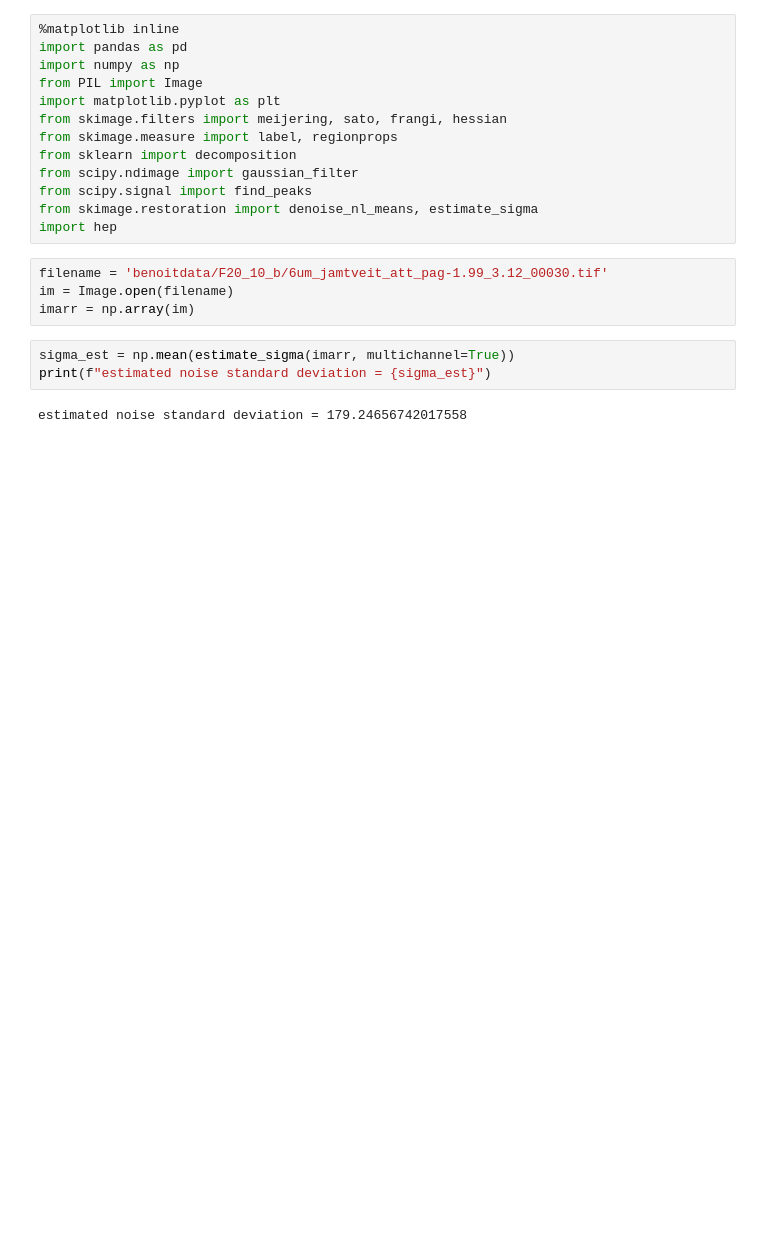
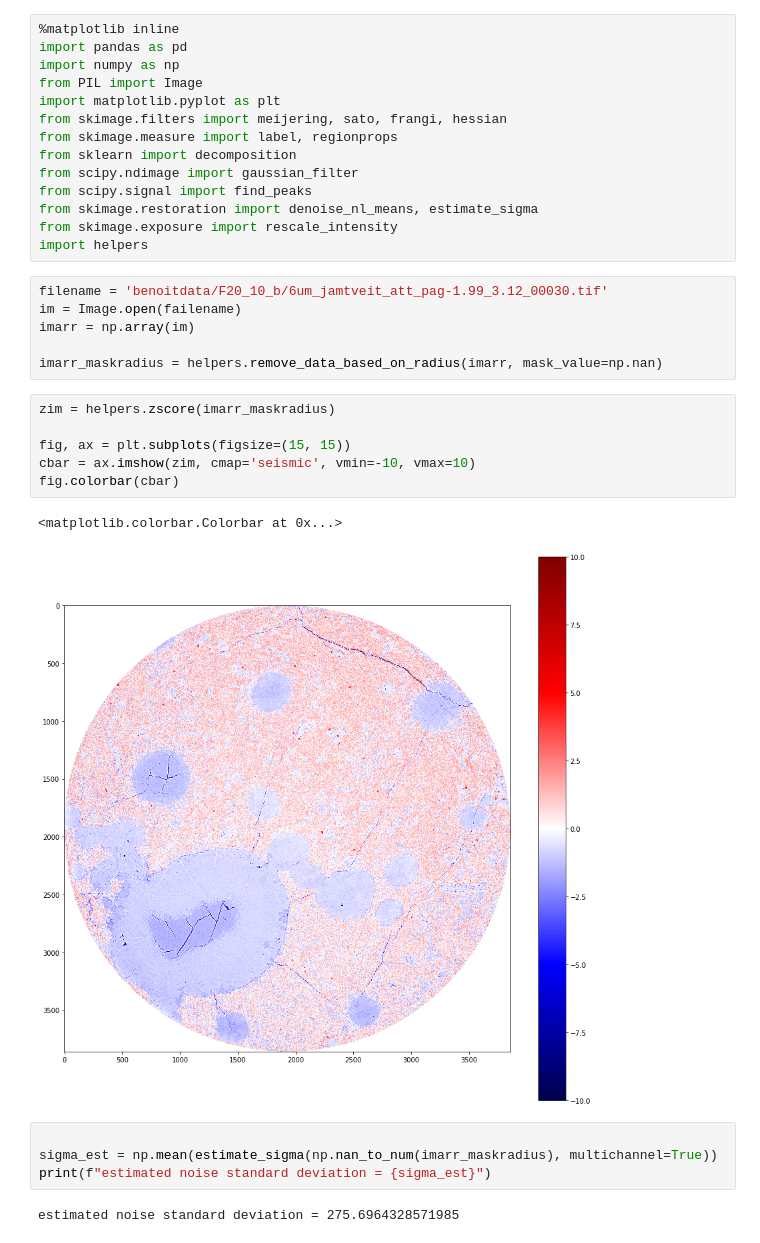
Before and after one commit to mnky9800n/faroe_segmentation, a Jupyter notebook: non-localmeans denoise.ipynb, the cells around one changed output. Drawn from its saved outputs; the diff is of its cells as text; blank space fills up the shorter version.

Commit message:
added fracture picking notebook, added non-local means notebook

```diff
--- a/non-localmeans denoise.ipynb
+++ b/non-localmeans denoise.ipynb
@@ -10,14 +10,27 @@ from sklearn import decomposition
 from scipy.ndimage import gaussian_filter
 from scipy.signal import find_peaks
 from skimage.restoration import denoise_nl_means, estimate_sigma
-import hep
+from skimage.exposure import rescale_intensity
+import helpers
 # %%
 filename = 'benoitdata/F20_10_b/6um_jamtveit_att_pag-1.99_3.12_00030.tif'
-im = Image.open(filename)
+im = Image.open(failename)
 imarr = np.array(im)
+
+imarr_maskradius = helpers.remove_data_based_on_radius(imarr, mask_value=np.nan)
+# %%
+zim = helpers.zscore(imarr_maskradius)
+
+fig, ax = plt.subplots(figsize=(15, 15))
+cbar = ax.imshow(zim, cmap='seismic', vmin=-10, vmax=10)
+fig.colorbar(cbar)
+# %% [output]
+<matplotlib.colorbar.Colorbar at 0x...>
+[figure, added]
 # %%
-sigma_est = np.mean(estimate_sigma(imarr, multichannel=True))
+
+sigma_est = np.mean(estimate_sigma(np.nan_to_num(imarr_maskradius), multichannel=True))
 print(f"estimated noise standard deviation = {sigma_est}")
 # %% [output]
-estimated noise standard deviation = 179.24656742017558
+estimated noise standard deviation = 275.6964328571985
 # %%
```
Also changed, not shown: parts of 3 cells of this notebook, 2 other files.
